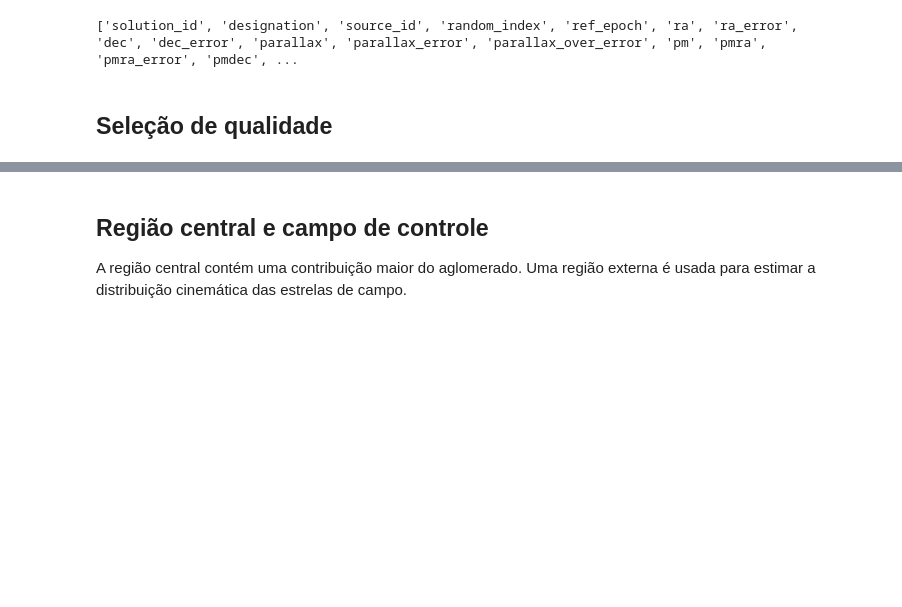
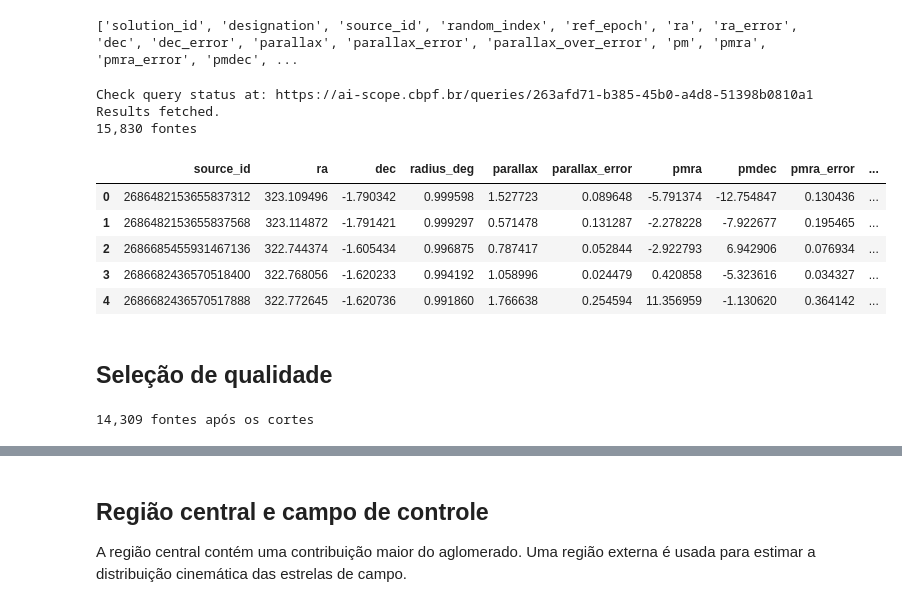
Before and after one commit to Schwarzam/SAB-AI-Scope-workshop, a Jupyter notebook: notebooks/01_gaia_phase_space_discovery.ipynb, the cells around one changed output, grey strips where cells are left out. Saved outputs shown, nothing was run; the diff lists cells and outputs as text; code cells hidden in the pictures; blank space fills up the shorter version.

```diff
--- a/notebooks/01_gaia_phase_space_discovery.ipynb
+++ b/notebooks/01_gaia_phase_space_discovery.ipynb
@@ -39,16 +39,42 @@ if table is not None:
 # %%
 CENTER_RA = 323.3626
 CENTER_DEC = -0.8233
 RADIUS_DEG = 1.0
 
-query = None # Complete a consulta AstroQL do enunciado.
+query = f"""
+SELECT TOP 50000
+    source_id, ra, dec,
+    dist(ra, dec, {CENTER_RA}, {CENTER_DEC}) AS radius_deg,
+    parallax, parallax_error,
+    pmra, pmdec, pmra_error, pmdec_error,
+    phot_g_mean_mag, phot_bp_mean_mag, phot_rp_mean_mag,
+    bp_rp, ruwe
+FROM public.gaia_dr3
+WHERE cone(ra, dec, {CENTER_RA}, {CENTER_DEC}, {RADIUS_DEG})
+  AND pmra IS NOT NULL
+  AND pmdec IS NOT NULL
+  AND phot_g_mean_mag IS NOT NULL
+  AND phot_bp_mean_mag IS NOT NULL
+  AND phot_rp_mean_mag IS NOT NULL
+  AND phot_g_mean_mag < 19
+"""
 if query is None:
     raise NotImplementedError("Complete query;")
 
 gaia = cl.query_and_wait(query_text=query, mode="astroql").data
 
 print(f"{len(gaia):,} fontes")
 gaia.head()
+# %% [output]
+Check query status at: https://ai-scope.cbpf.br/queries/263afd71-b385-45b0-a4d8-51398b0810a1
+Results fetched.
+15,830 fontes
+|  | source_id | ra | dec | radius_deg | parallax | parallax_error | pmra | pmdec | pmra_error | ... |
+| 0 | 2686482153655837312 | 323.109496 | -1.790342 | 0.999598 | 1.527723 | 0.089648 | -5.791374 | -12.754847 | 0.130436 | ... |
+| 1 | 2686482153655837568 | 323.114872 | -1.791421 | 0.999297 | 0.571478 | 0.131287 | -2.278228 | -7.922677 | 0.195465 | ... |
+| 2 | 2686685455931467136 | 322.744374 | -1.605434 | 0.996875 | 0.787417 | 0.052844 | -2.922793 | 6.942906 | 0.076934 | ... |
+| 3 | 2686682436570518400 | 322.768056 | -1.620233 | 0.994192 | 1.058996 | 0.024479 | 0.420858 | -5.323616 | 0.034327 | ... |
+| 4 | 2686682436570517888 | 322.772645 | -1.620736 | 0.991860 | 1.766638 | 0.254594 | 11.356959 | -1.130620 | 0.364142 | ... |
 # %% [markdown]
 ## Seleção de qualidade
 # %%
@@ -59,6 +85,8 @@ clean = gaia[
 ].copy()
 
 print(f"{len(clean):,} fontes após os cortes")
+# %% [output]
+14,309 fontes após os cortes
 # %%
 fig, ax = plt.subplots(figsize=(7, 6))
 ax.scatter(clean.pmra, clean.pmdec, s=3, alpha=0.12)
```
Also changed, not shown: parts of 8 cells of this notebook, 4 other files.
